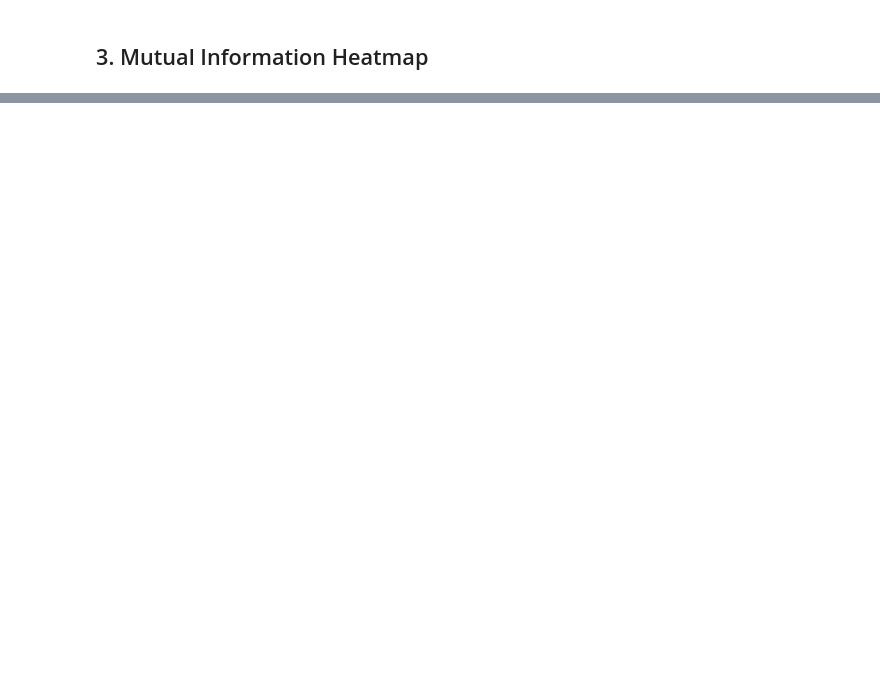
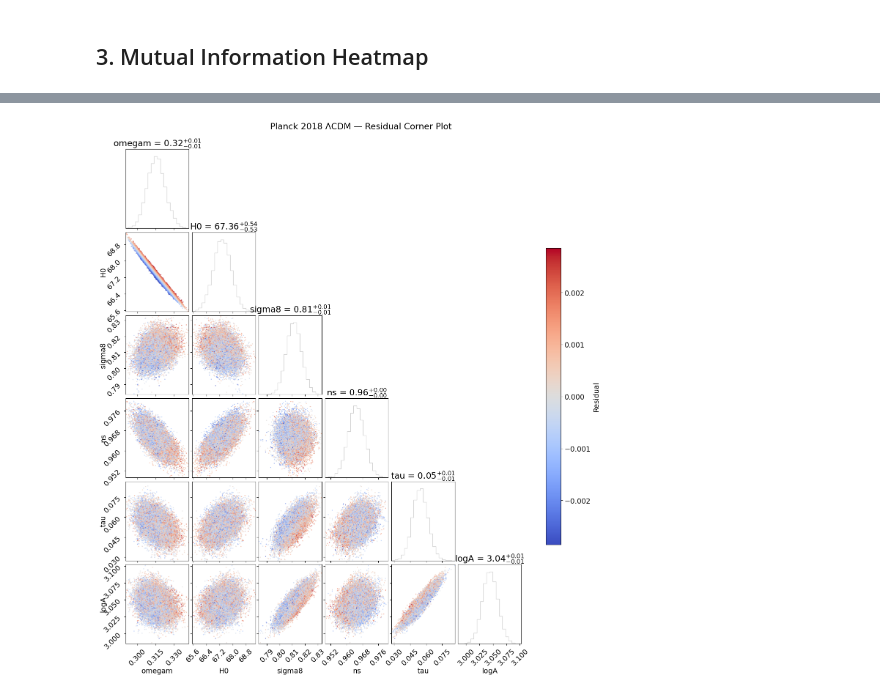
Before and after one commit to chaipattira/degen_detector, a Jupyter notebook: notebooks/planck_analysis.ipynb, the cells around one changed output, grey strips where cells are left out. Cells and saved outputs as stored; diff of their text form; code cells hidden in the pictures; blank space fills up the shorter version.

```diff
--- a/notebooks/planck_analysis.ipynb
+++ b/notebooks/planck_analysis.ipynb
@@ -223,0 +198,11 @@ for cf in successful[:5]:  # Show top 5 fits
+# %%
+# Residual-colored corner plot - shows where the best fit equation fits well vs poorly
+fig = plot_residual_corner(
+    samples,
+    param_names,
+    results.best_fit.fit
+)
+fig.suptitle('Planck 2018 ΛCDM — Residual Corner Plot', y=1.02)
+plt.show()
+# %% [output]
+[figure, added]
```
Also changed, not shown: parts of 11 cells of this notebook, 2 other files.
